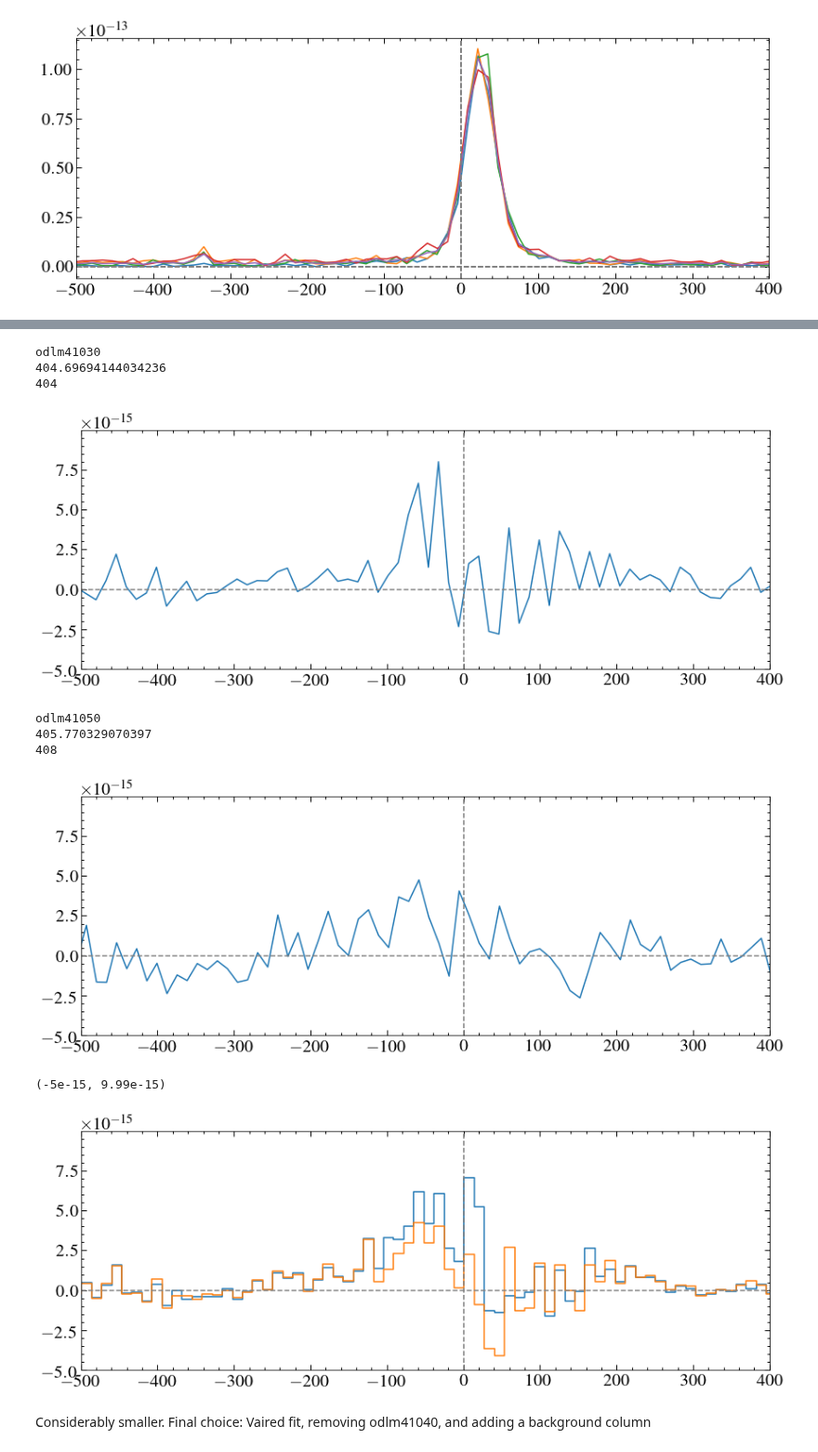
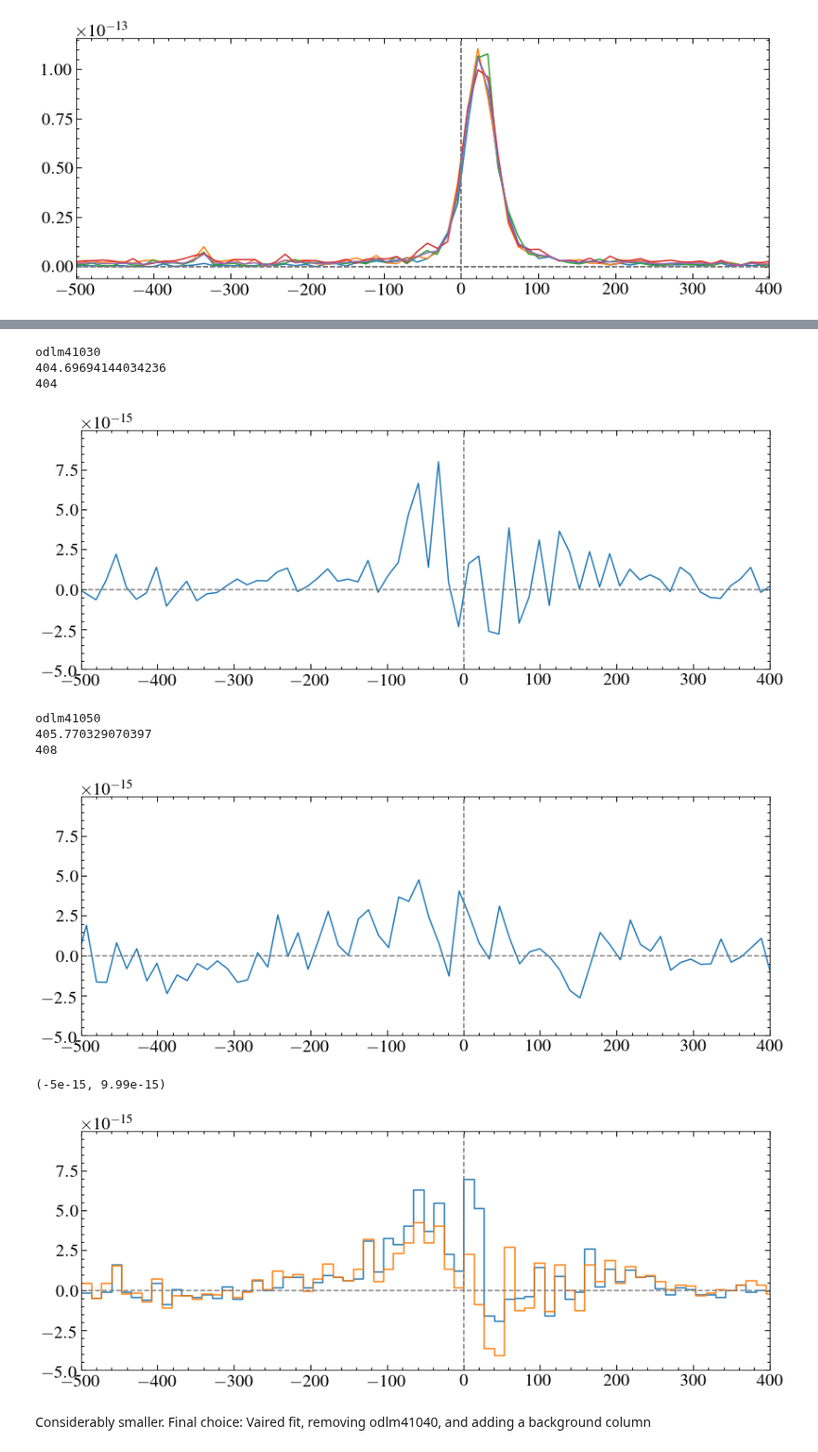
Before and after one commit to davidjwilson/SEDs, a Jupyter notebook: trappist-1/STIS/justmm.ipynb, the cells around one changed output, grey strips where cells are left out. Shown at 93% size. Cells and saved outputs as stored; diff of their text form; code cells hidden in the pictures.

```diff
--- a/trappist-1/STIS/justmm.ipynb
+++ b/trappist-1/STIS/justmm.ipynb
@@ -443,10 +443,10 @@ for i, flt in enumerate(mmflts):
     print (y)
     a2center = get_a2center(x,y, tracegrid)#adjust measured a2 center to central point
     print(a2center+a2adjust[i])
-    stistools.x1d.x1d(flt, output=outpath+rootname+'_b17_x1d.fits', verbose=False,
+    stistools.x1d.x1d(flt, output=outpath+rootname+'_final_x1d.fits', verbose=False,
                       trailer='trl_files/'+rootname+'.trl',a2center=a2center,maxsrch=0,
                       bk1size=14, bk2size=14, bk1offst=14, bk2offst=14)
-    x = outpath+rootname+'_b17_x1d.fits'
+    x = outpath+rootname+'_final_x1d.fits'
     data = fits.getdata(x, 1)[0]
     rootname = fits.getheader(x)['ROOTNAME']
     first = True
@@ -471,34 +471,34 @@ for i, flt in enumerate(mmflts):
 
 plt.step(w_dop, f_av, where='mid')
 w_dop = (w_new*u.AA).to(u.km/u.s, equivalencies= u.doppler_optical(1215.44*u.AA))
 #f_av, e_av = new_coadd(np.array(f_new), np.array(e_new))
 #plt.step(w_dop, f_av, where='mid')
 f_avb = np.average(f_b17, axis=0)
 plt.step(w_dop, f_avb, where='mid')
 #plt.plot(w_dop, f_av)
 plt.axvline(0, ls='--', c='0.5')
 plt.axhline(0, ls='--', c='0.5')
 plt.xlim(-500, 400)
 plt.ylim(-0.5e-14, 0.999e-14)
 # %% [output]
 odlm41020
 405.770329070397
 406
 [figure]
 odlm41040
 425.6280002264092
 428
 [figure]
 odlm41030
 404.69694144034236
 404
 [figure]
 odlm41050
 405.770329070397
 408
 [figure]
 (-5e-15, 9.99e-15)
-[figure, old version]
+[figure, new version]
 # %% [markdown]
 Considerably smaller. Final choice: Vaired fit, removing odlm41040, and adding a background column
 # %%
```
Also changed, not shown: parts of 4 cells of this notebook, 6 other files.
